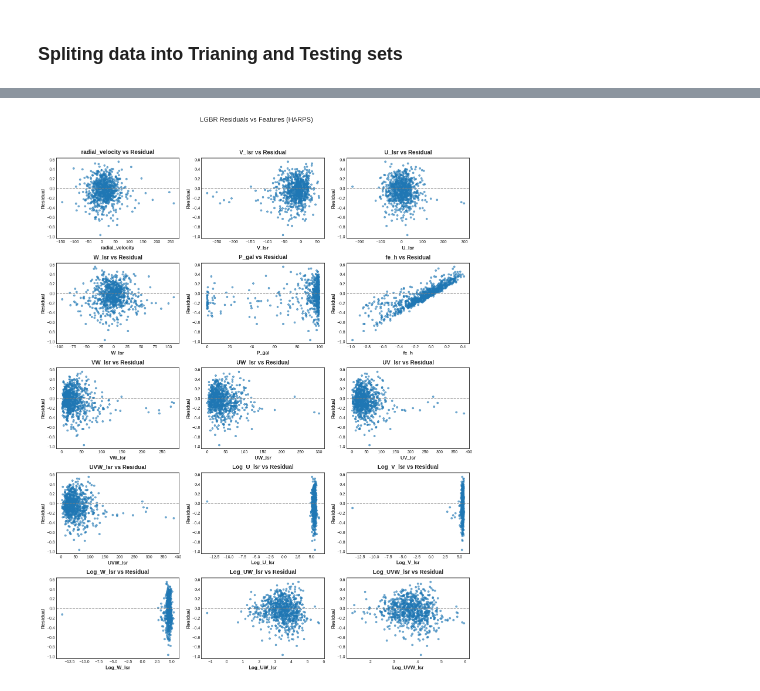
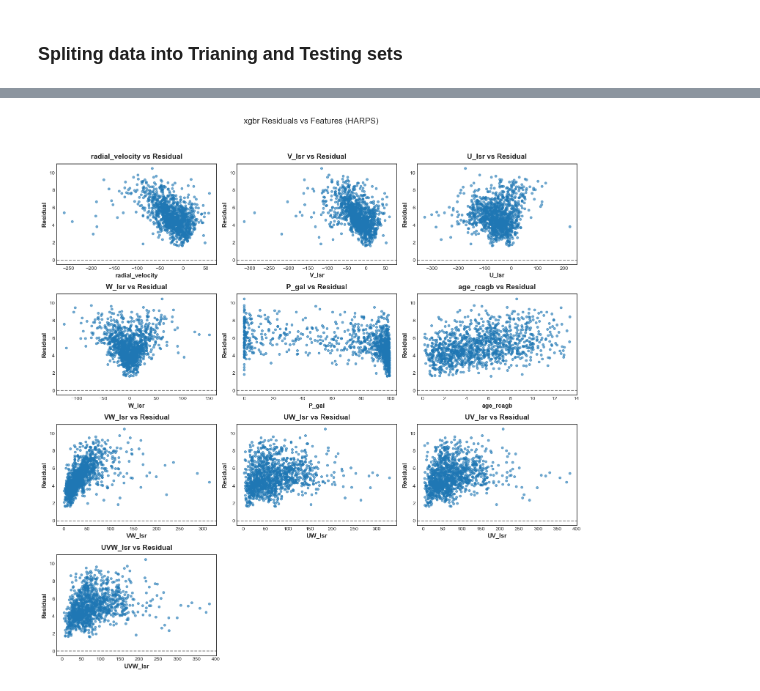
Before and after one commit to vadibekyan/AbundanceML, a Jupyter notebook: baseline_ML_age_kinematics_feh.ipynb, the cells around one changed output, grey strips where cells are left out. Saved outputs shown, nothing was run; the diff lists cells and outputs as text; code cells hidden in the pictures.

Commit message:
Creat baseline_ML_age_kinematics_feh.ipynb

```diff
--- a/baseline_ML_age_kinematics_feh.ipynb
+++ b/baseline_ML_age_kinematics_feh.ipynb
@@ -182,23 +132,16 @@ catr = CatBoostRegressor(random_state=random_state, verbose=False, thread_count=
 extr = ExtraTreesRegressor(random_state=random_state, n_jobs=-1)
 
 
-voting_r = VotingRegressor(estimators=[
-    ('xgbr', xgbr),
-    #('rfr', rfr),
-    ('extr', extr),
-    ('lgbr', lgbr),
-    ('catr', catr)
-])
+
 
 model_names = {
-    'dl_model': dl_model,
     'xgbr': xgbr,
     #'rfr': rfr,
-    'extr': extr,
+    #'extr': extr,
     #'svr': svr,
     #'lr': lr,
     'lgbr': lgbr,
-    'catr': catr,
+    #'catr': catr,
     #'voting_r': voting_r
 }
 # %%
@@ -248,7 +191,7 @@ def model_test_CV_models(X, y, models, k=5, random_state=random_state):
 
     return results
 # %%
-baseline_results = model_test_CV_models(X_combined_train, y_combined_train, model_names, k=5)
+baseline_results = model_test_CV_models(X_apokasc_train, y_apokasc_train, model_names, k=5)
 
 for name, score in baseline_results.items():
     print(f"{name:8s} | MAE: {score['mean_mae']:.3f} ± {score['std_mae']:.3f}")
@@ -376,7 +276,7 @@ def plot_residuals_vs_features(X, y_true, y_pred, feature_names=None, model_name
     if isinstance(X, np.ndarray):
         X = pd.DataFrame(X, columns=feature_names if feature_names else [f'feature_{i}' for i in range(X.shape[1])])
 
-    residuals = np.array(y_true) - np.array(y_pred)
+    residuals =  np.array(y_pred)
 
     num_features = X.shape[1]
     ncols = 3
@@ -435,14 +336,8 @@ def plot_residuals_vs_true(y_true, y_pred, model_name='Model', sample_name='Test
 # Example for one model and one test set
 best_model_name = 'lgbr'
 model = model_names[best_model_name]
-model.fit(X_combined_train, y_combined_train)
+model.fit(X_apokasc_train, y_apokasc_train)
 
-y_pred_apogee = model.predict(X_apogee_test)
-plot_residuals_vs_true(y_apogee_test, y_pred_apogee, model_name=best_model_name, sample_name='Apogee')
-
-y_pred_harps = model.predict(X_harps)
-plot_residuals_vs_true(y_harps, y_pred_harps, model_name=best_model_name, sample_name='HARPS')
-
-y_pred_galah = model.predict(X_galah_test)
-plot_residuals_vs_true(y_galah_test, y_pred_galah, model_name=best_model_name, sample_name='GALAH')
+y_pred_apokasc = model.predict(X_apokasc_test)
+plot_residuals_vs_true(y_apokasc_test, y_pred_apokasc, model_name=best_model_name, sample_name='Apokasc')
 # %% [output]
@@ -452,4 +345,4 @@ plot_residuals_vs_true(y_galah_test, y_pred_galah, model_name=best_model_name, s
 # %%
-plot_residuals_vs_features(harps, y_harps, y_pred_harps, model_name='LGBR', sample_name='HARPS')
+plot_residuals_vs_features(apokasc_test, y_apokasc_test, y_pred_apokasc, model_name='xgbr', sample_name='HARPS')
 # %% [output]
-[figure, old version]
+[figure, new version]
```
Also changed, not shown: parts of 22 cells of this notebook, 3 other files.
